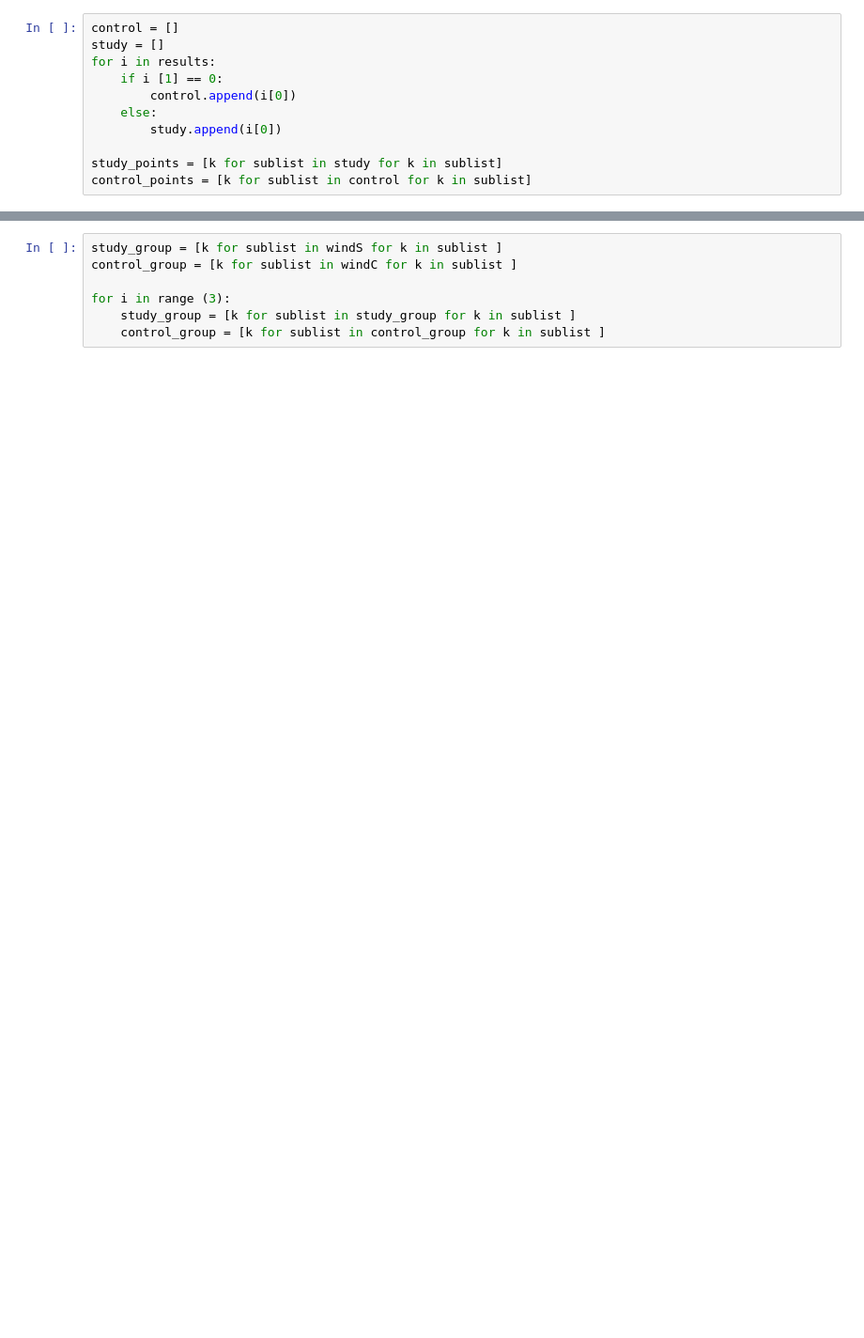
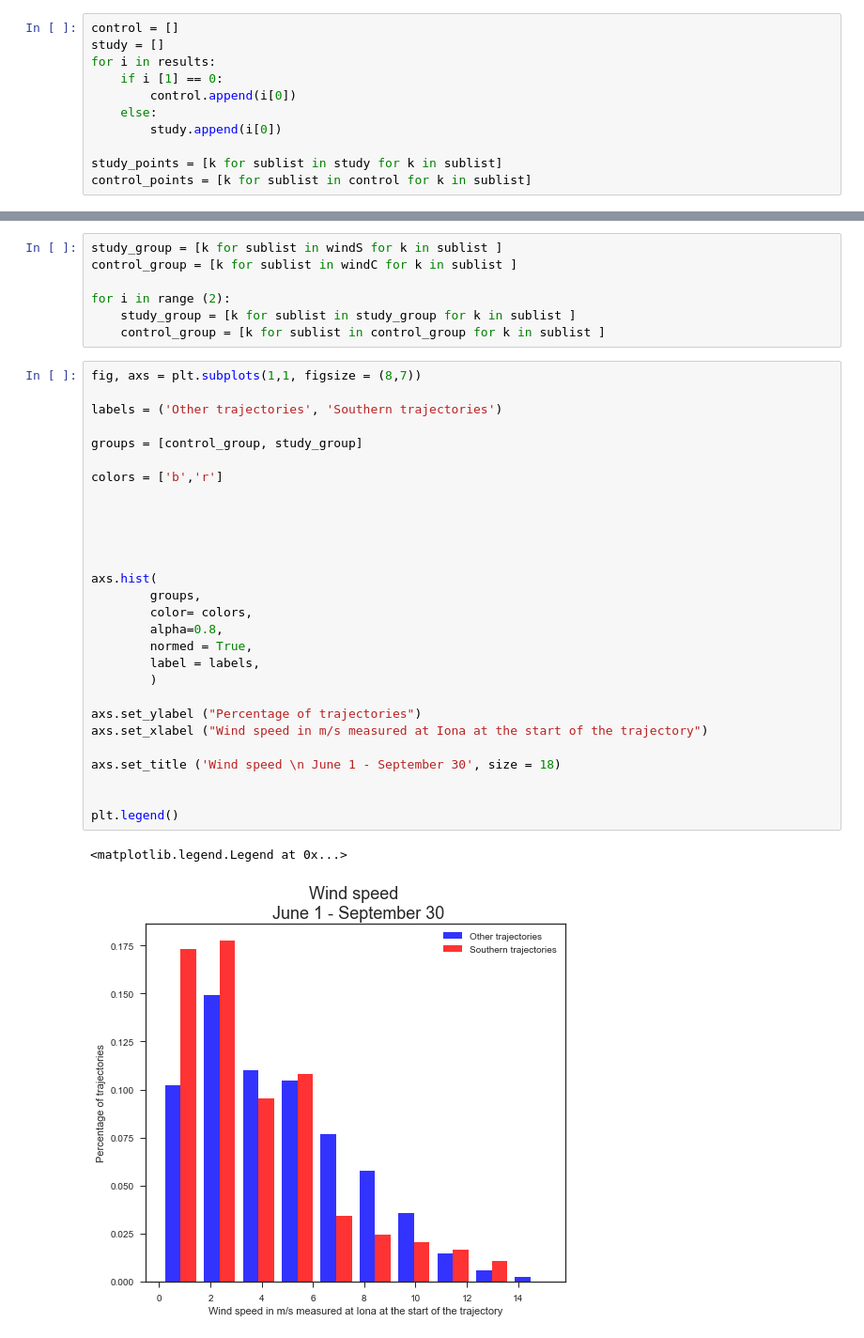
Before and after one commit to SalishSeaCast/analysis-giorgio-2, a Jupyter notebook: revised_notebooks/3analysis_plots/Winds-histogram_usingpickle.ipynb, the cells around one changed output, grey strips where cells are left out. Shown at 94% size. Cells and saved outputs as stored; diff of their text form; blank space fills up the shorter version.

```diff
--- a/revised_notebooks/3analysis_plots/Winds-histogram_usingpickle.ipynb
+++ b/revised_notebooks/3analysis_plots/Winds-histogram_usingpickle.ipynb
@@ -477,6 +490,37 @@ windC = compile_winds_study(j,i,wind_files, control_points)
 study_group = [k for sublist in windS for k in sublist ]
 control_group = [k for sublist in windC for k in sublist ]
 
-for i in range (3):
+for i in range (2):
     study_group = [k for sublist in study_group for k in sublist ]
     control_group = [k for sublist in control_group for k in sublist ]
+# %%
+fig, axs = plt.subplots(1,1, figsize = (8,7))
+
+labels = ('Other trajectories', 'Southern trajectories')
+
+groups = [control_group, study_group]
+
+colors = ['b','r']
+
+
+
+
+
+axs.hist(
+        groups,
+        color= colors,
+        alpha=0.8,
+        normed = True,
+        label = labels,
+        )
+
+axs.set_ylabel ("Percentage of trajectories")
+axs.set_xlabel ("Wind speed in m/s measured at Iona at the start of the trajectory")
+
+axs.set_title ('Wind speed \n June 1 - September 30', size = 18)
+
+
+plt.legend()
+# %% [output]
+<matplotlib.legend.Legend at 0x...>
+[figure, added]
```
Also changed, not shown: parts of 13 cells of this notebook, 2 other files.
